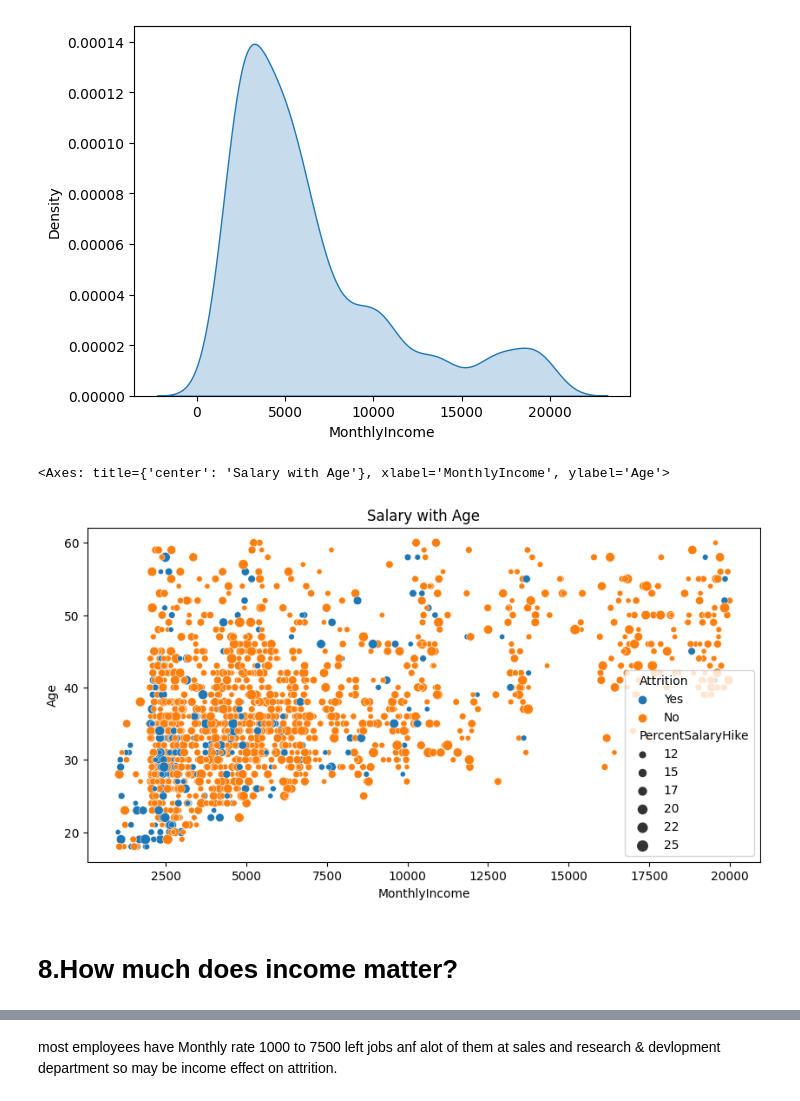
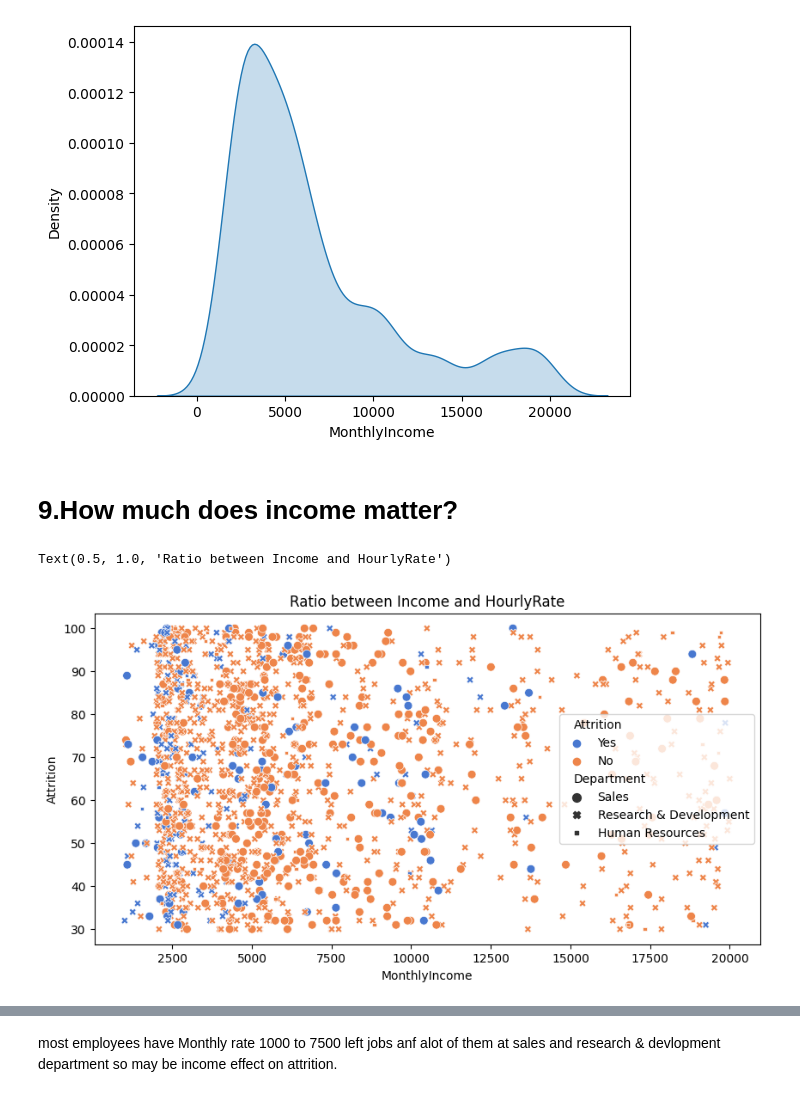
Before and after one commit to AlaaElnakeeb81536/Alaa-Elnakeeb, a Jupyter notebook: employee-attrition.ipynb, the cells around one changed output, grey strips where cells are left out. Cells and saved outputs as stored; diff of their text form; code cells hidden in the pictures.

```diff
--- a/employee-attrition.ipynb
+++ b/employee-attrition.ipynb
@@ -358,3 +323,6 @@ data['Age'].min()
 # %%
 interval = pd.interval_range(start= 18 , freq = 10 , end = 68)
-data['Age_Interval'] = pd.cut(data['Age'] , bins = interval , labels= [])
+df['Age_Interval'] = pd.cut(df['Age'] , bins = interval , labels= [])
+da=df.groupby(['Attrition'])[['Age_Interval']].value_counts().reset_index()
+da.set_axis(['Attrition','Age_interval','Count'],axis='columns')
+da
@@ -392,12 +354,14 @@ sns.kdeplot(data=data,x="MonthlyIncome",shade=True)
 This will become an error in seaborn v0.14.0; please update your code.
 <Axes: xlabel='MonthlyIncome', ylabel='Density'>
 [figure]
+# %% [markdown]
+# 9.How much does income matter?
 # %%
-plt.figure(figsize=(10,5))
-plt.title("Salary with Age")
-sns.scatterplot(data=data,x="MonthlyIncome",y="Age",hue="Attrition", size="PercentSalaryHike",sizes=(20, 70))
+plt.figure(figsize = (10,5))
+sns.scatterplot(data=df,x='MonthlyIncome',y='HourlyRate',hue="Attrition",style="Department",size="Department",sizes=(20,50), palette='muted')
+plt.ylabel('Attrition')
+plt.xlabel('MonthlyIncome')
+plt.title("Ratio between Income and HourlyRate")
 # %% [output]
-<Axes: title={'center': 'Salary with Age'}, xlabel='MonthlyIncome', ylabel='Age'>
+Text(0.5, 1.0, 'Ratio between Income and HourlyRate')
-[figure, old version]
+[figure, new version]
-# %% [markdown]
-# 8.How much does income matter?
```
Also changed, not shown: parts of 54 cells of this notebook.
